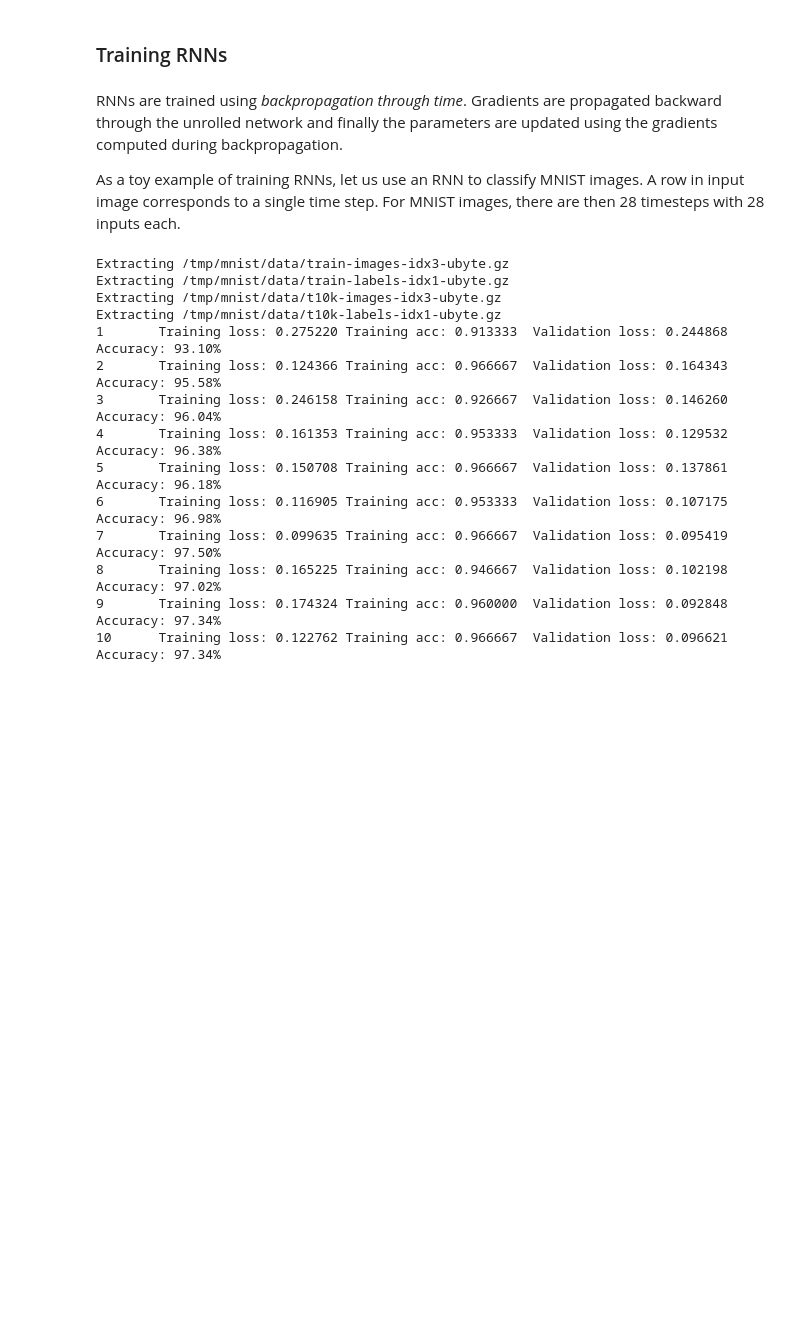
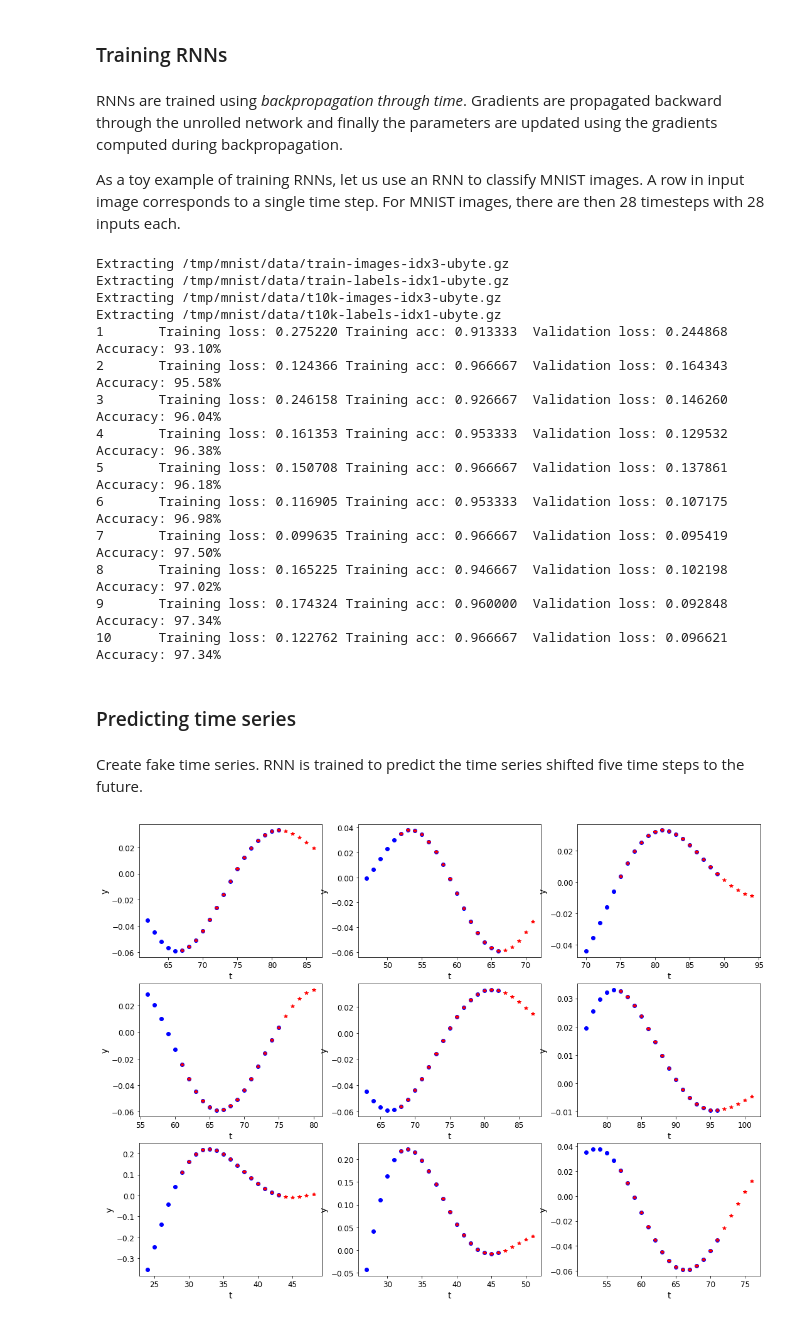
Before and after one commit to ksaaskil/machine-learning-examples, a Jupyter notebook: tensorflow/Recurrent Neural Networks with TensorFlow.ipynb, the cells around one changed output. Drawn from its saved outputs; the diff is of its cells as text; code cells hidden in the pictures; blank space fills up the shorter version.

```diff
--- a/tensorflow/Recurrent Neural Networks with TensorFlow.ipynb
+++ b/tensorflow/Recurrent Neural Networks with TensorFlow.ipynb
@@ -210,3 +244,81 @@ Extracting /tmp/mnist/data/t10k-labels-idx1-ubyte.gz
 8       Training loss: 0.165225 Training acc: 0.946667  Validation loss: 0.102198       Accuracy: 97.02%
 9       Training loss: 0.174324 Training acc: 0.960000  Validation loss: 0.092848       Accuracy: 97.34%
 10      Training loss: 0.122762 Training acc: 0.966667  Validation loss: 0.096621       Accuracy: 97.34%
+# %% [markdown]
+### Predicting time series
+# %%
+# To plot pretty figures
+%matplotlib inline
+import matplotlib
+import matplotlib.pyplot as plt
+plt.rcParams['axes.labelsize'] = 14
+plt.rcParams['xtick.labelsize'] = 12
+plt.rcParams['ytick.labelsize'] = 12
+# %% [markdown]
+Create fake time series. RNN is trained to predict the time series shifted five time steps to the future.
+# %%
+import math
+
+def time_series_func(t):
+    return np.exp(-t)*(np.sin(5*t) + np.cos(3*t))
+
+def time_series(n_steps=20, batch_size=50):
+    MAX_T = 100
+    STEP = 0.05
+
+    t_shift = 5
+
+    STEPS_PER_INSTANCE = n_steps + t_shift # Need to have space for shifting targets to the future
+
+    N_SAMPLES = math.floor(MAX_T / STEP / STEPS_PER_INSTANCE)
+
+    start_indices = np.arange(N_SAMPLES) * STEPS_PER_INSTANCE
+
+    n_batches = N_SAMPLES // batch_size
+
+    batch_indices = np.random.permutation(n_batches)
+
+    permuted_indices = np.random.permutation(N_SAMPLES)
+
+    X = time_series_func(np.arange(0, MAX_T, STEP))
+
+    for i in range(n_batches):
+        indices = permuted_indices[i*batch_size : (i+1) * batch_size]
+        X_batch = []
+        y_batch = []
+        Xt_batch = []
+        yt_batch = []
+        for ind in indices:
+            x_ts = np.arange(ind, ind + n_steps)
+            y_ts = x_ts + t_shift
+            X_batch.append(X[x_ts])
+            y_batch.append(X[y_ts])
+            Xt_batch.append(x_ts)
+            yt_batch.append(y_ts)
+        yield Xt_batch, yt_batch, np.array(X_batch), np.array(y_batch)
+
+
+batch_size = 50
+batches = [(Xt_batch, yt_batch, X_batch, y_batch)
+           for Xt_batch, yt_batch, X_batch, y_batch in time_series(n_steps=20, batch_size=batch_size)]
+
+Xt_batch, yt_batch, X_batch, y_batch = batches[0]
+
+assert len(X_batch) == batch_size
+
+f, axarr = plt.subplots(3, 3, figsize=(11, 8))
+
+assert len(Xt_batch) > len(np.ravel(axarr))
+assert X_batch.shape == (batch_size, 20)
+
+for i, ax in enumerate(np.ravel(axarr)):
+    Xt, Yt, X, y = Xt_batch[i], yt_batch[i], X_batch[i], y_batch[i]
+    ax.plot(Xt, X, 'bo', label='X')
+    ax.plot(Yt, y, 'r*', label='y')
+    ax.set_xlabel('t')
+    ax.set_ylabel('y')
+
+plt.subplots_adjust(bottom=0.25, left=0.25, right=1.5, top=1.5)
+plt.show()
+# %% [output]
+[figure, added]
```
Also changed, not shown: parts of 17 cells of this notebook.
